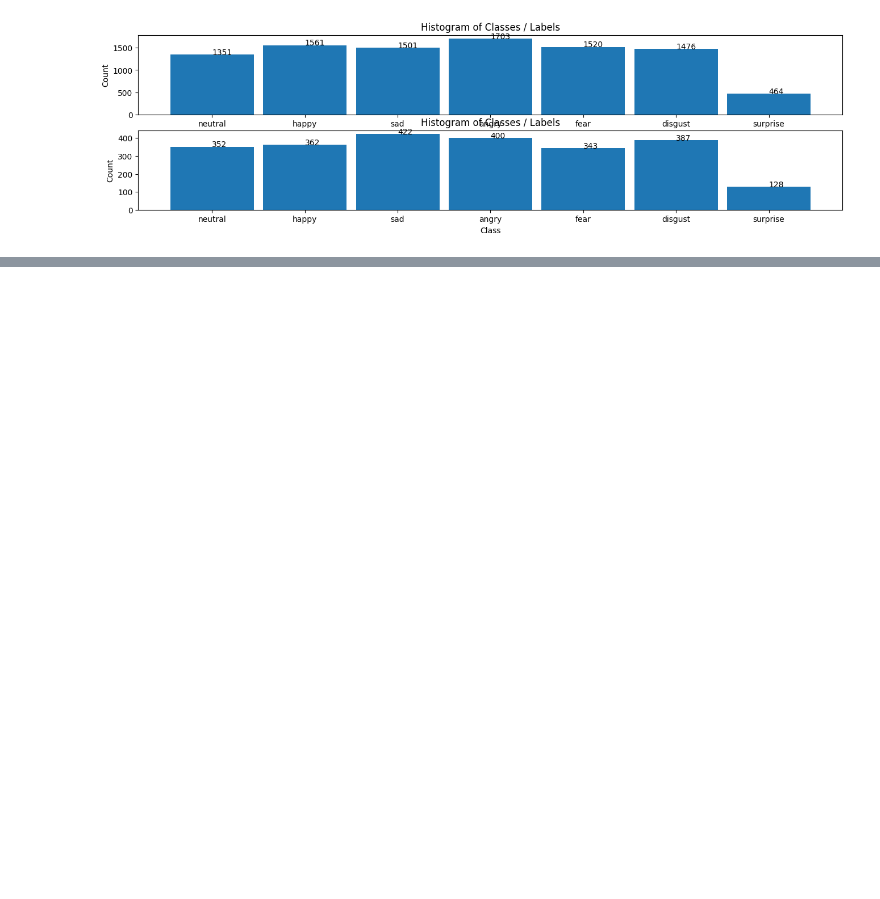
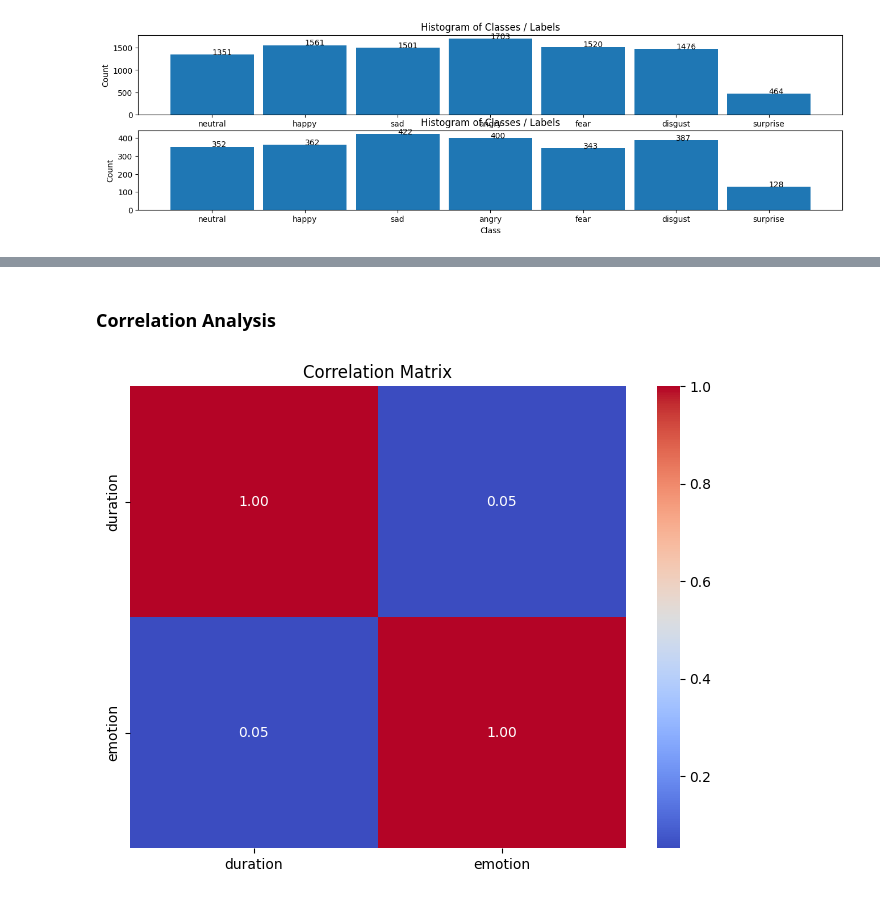
Before and after one commit to VictorMel/SpeechEmotionRecognition, a Jupyter notebook: analysis/01_data_exploration.ipynb, the cells around one changed output, grey strips where cells are left out. Cells and saved outputs as stored; diff of their text form; code cells hidden in the pictures; blank space fills up the shorter version.

```diff
--- a/analysis/01_data_exploration.ipynb
+++ b/analysis/01_data_exploration.ipynb
@@ -333,0 +476,28 @@ PlotSplitedDataHistogram(train_labels, test_labels, labels_list)
+# %% [markdown]
+### Correlation Analysis
+# %%
+# Correlation Analysis
+import seaborn as sns
+
+# Select numerical features for correlation analysis
+numerical_features = ['duration']
+
+# Add duration to the dataset
+audio_durations = []
+for path in ds_work.paths:
+    audio, sr = librosa.load(path, sr=None)
+    duration = librosa.get_duration(y=audio, sr=sr)
+    audio_durations.append(duration)
+
+ds['duration'] = audio_durations
+
+# Compute correlation matrix
+correlation_matrix = ds[numerical_features + ['emotion']].corr()
+
+# Plot heatmap
+plt.figure(figsize=(8, 6))
+sns.heatmap(correlation_matrix, annot=True, fmt='.2f', cmap='coolwarm', cbar=True)
+plt.title('Correlation Matrix')
+plt.show()
+# %% [output]
+[figure, added]
```
Also changed, not shown: parts of 32 cells of this notebook, 1 other file.
